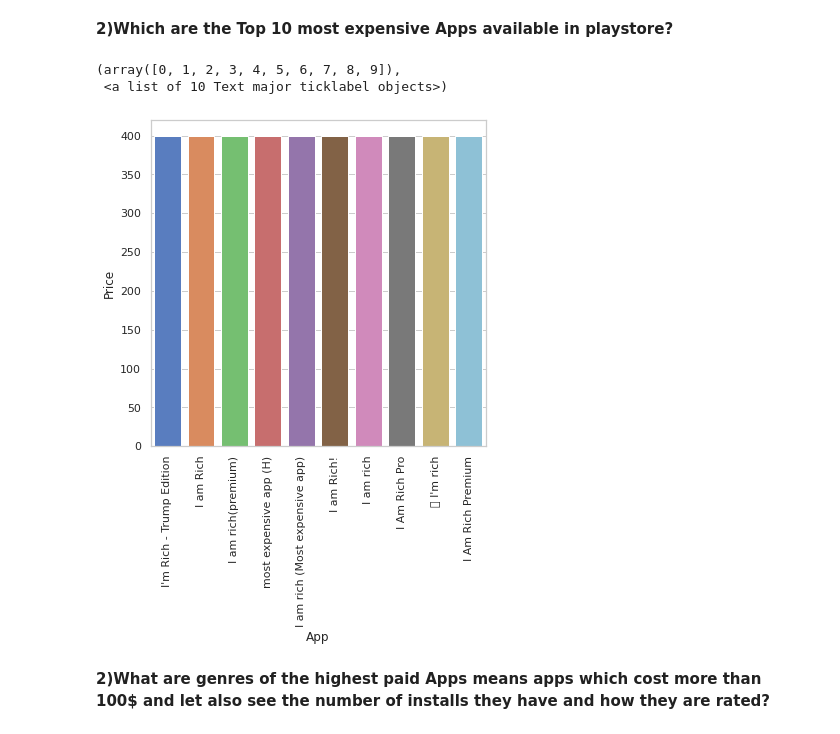
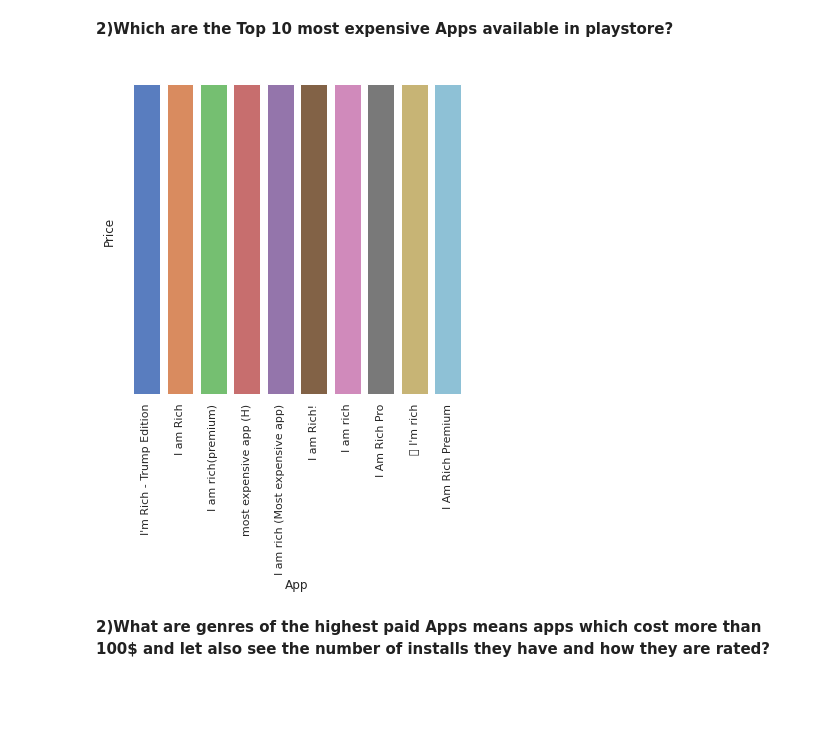
Before and after one commit to sudeep-009/GooglePlayStoreApp-analysis, a Jupyter notebook: Copy_of_Play_Store_App_Review_Analysis_Capstone_Project.ipynb, the cells around one changed output. Saved outputs shown, nothing was run; the diff lists cells and outputs as text; code cells hidden in the pictures; blank space fills up the shorter version.

```diff
--- a/Copy_of_Play_Store_App_Review_Analysis_Capstone_Project.ipynb
+++ b/Copy_of_Play_Store_App_Review_Analysis_Capstone_Project.ipynb
@@ -518,4 +550,8 @@ plt.title('Rating of Bulky Apps',size = 14)
 plt.ylabel('Count of Rating', size=12)
 plt.xlabel('Rating',size=12)
 plt.grid(False)
+plt.yticks(color='w')
+for spine in plt.gca().spines.values():
+  spine.set_visible(False)
+plt.ylabel('')
 # %% [output]
@@ -529,15 +566,23 @@ plt.grid(False)
 **1) What is the distribution of Paid apps and Free apps?**
 # %%
 paid_free_app_df = app_df.groupby('Type').agg({"App": "count"}).reset_index()
-sns.set_theme(style='whitegrid',palette='muted',rc={'figure.figsize': (10,10)})
-data = paid_free_app_df['App']
-labels = paid_free_app_df['Type']
+# sns.set_theme(style='whitegrid',palette='muted',rc={'figure.figsize': (10,10)})
+# data = paid_free_app_df['App']
+# labels = paid_free_app_df['Type']
 
-#define Seaborn color palette to use
-colors = sns.color_palette('pastel')[0:2]
+# #define Seaborn color palette to use
+# colors = sns.color_palette('pastel')[0:2]
 
-#create pie chart
-plt.pie(data, labels = labels, colors = colors, autopct='%.0f%%')
-plt.title('Distribution of Paid and Free apps',size=15,loc='center')
-plt.show()
+# #create pie chart
+# plt.pie(data, labels = labels, colors = colors, autopct='%.0f%%')
+# plt.title('Distribution of Paid and Free apps',size=15,loc='center')
+# plt.show()
+# sentiment_proportion = merge_df.groupby('Sentiment').agg({"Sentiment_Polarity": "count"}).reset_index()
+# sentiment_proportion.columns = ['Sentiment','Count']
+import plotly.express as px
+
+fig = px.pie(paid_free_app_df, values='App', names='Type',title='Distribution of Paid Apps and Free Apps',labels={'Sentiment': 'Sentiment'})
+fig.update_traces(textposition='inside', textinfo='percent+label',textfont_size=20, marker=dict( line=dict(color='#111111', width=1)))
+
+fig.show(renderer='colab')
 # %% [output]
@@ -569,15 +614,19 @@ Average Price of the Paid Apps is 2.99
 # %% [markdown]
 **2)Which are the Top 10 most expensive Apps available in playstore?**
 # %%
+paid_apps = app_df[app_df.Type=='Paid']
 top_expensive_apps = paid_apps.sort_values('Price',ascending=False).head(10)
 sns.set_theme(style='whitegrid',rc={'figure.figsize': (6,6)},palette='muted')
 sns.barplot(y=top_expensive_apps['Price'],x=top_expensive_apps['App'])
 plt.xticks(rotation=90)
+plt.grid(False)
+ax = plt.gca()
+ax.axes.yaxis.set_ticklabels([])
+for spine in plt.gca().spines.values():
+  spine.set_visible(False)
 # top_expensive_apps['Price']
 # %% [output]
-(array([0, 1, 2, 3, 4, 5, 6, 7, 8, 9]),
- <a list of 10 Text major ticklabel objects>)
-[figure, old version]
+[figure, new version]
 # %% [markdown]
 **2)What are genres of the highest paid Apps means apps which cost more than 100$ and let also see the number of installs they have and how they are rated?**
 # %%
```
Also changed, not shown: parts of 33 cells of this notebook.
